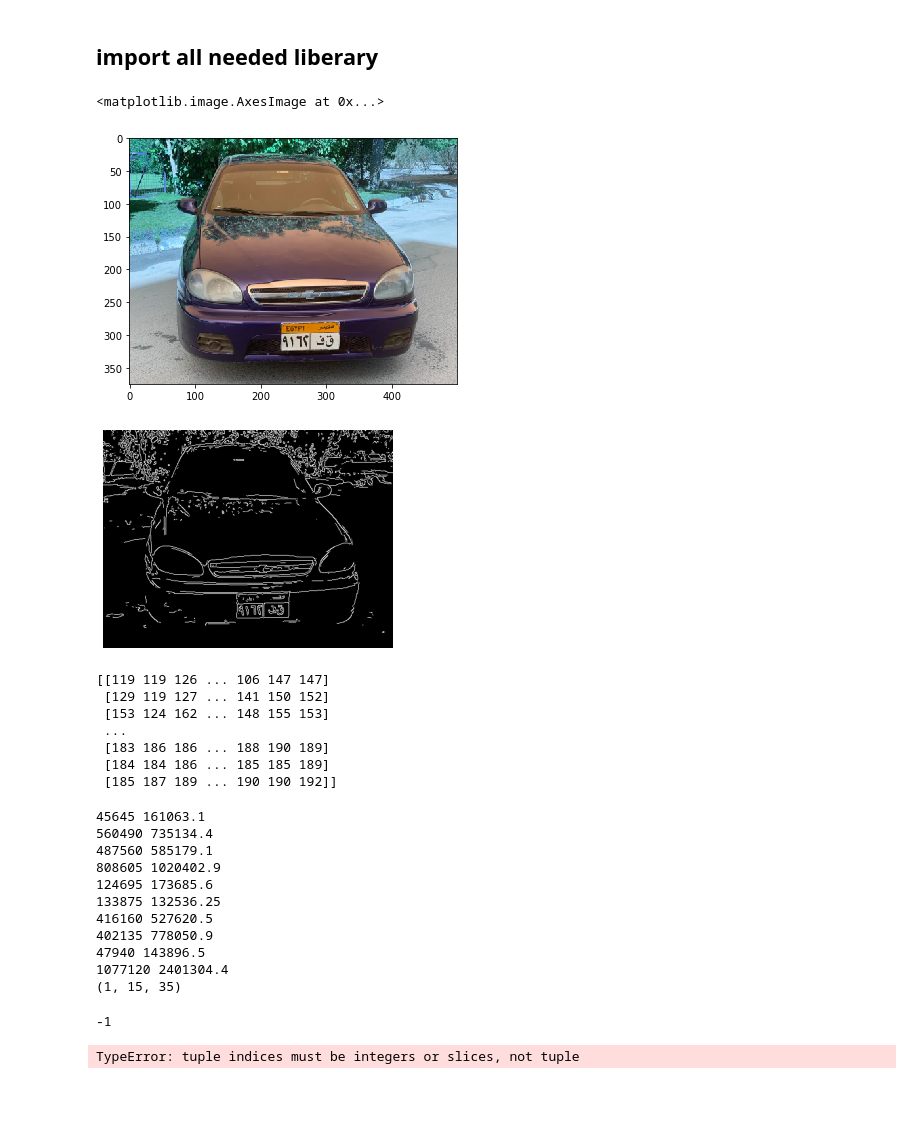
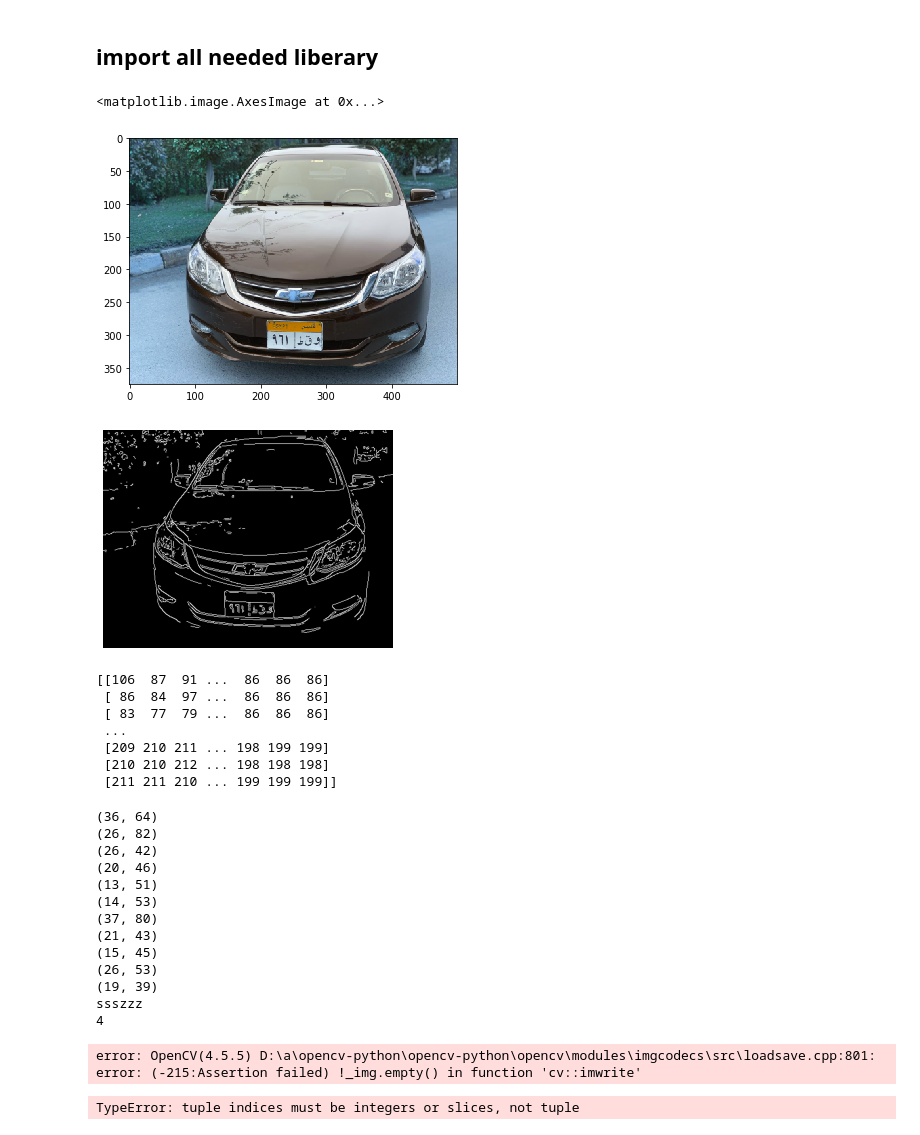
Before and after one commit to Yousif-Ahmed/License-Plate-RecognitionSystem, a Jupyter notebook: model.ipynb, the cells around one changed output. Drawn from its saved outputs; the diff is of its cells as text; code cells hidden in the pictures; blank space fills up the shorter version.

```diff
--- a/model.ipynb
+++ b/model.ipynb
@@ -19,12 +19,12 @@ import imutils
 from skimage.exposure import histogram
 from matplotlib.pyplot import bar
 # %%
-img_data1 =cv2.imread("dataset\data6.jpeg")
+img_data1 =cv2.imread("dataset\data7.jpeg")
 img_data1 = imutils.resize(img_data1 , width = 500)
 io.imshow(img_data1)
 # %% [output]
 <matplotlib.image.AxesImage at 0x...>
-[figure, old version]
+[figure, new version]
 # %%
 def Sobel (img):
     grad_x = cv2.Sobel(img, cv2.CV_64F, 1, 0)
@@ -65,14 +65,14 @@ show_image(preprocessed_img)
 io.imsave('result1.jpg' , preprocessed_img)
 print(gray_img)
 # %% [output]
-[figure, old version]
+[figure, new version]
-[[119 119 126 ... 106 147 147]
- [129 119 127 ... 141 150 152]
- [153 124 162 ... 148 155 153]
+[[106  87  91 ...  86  86  86]
+ [ 86  84  97 ...  86  86  86]
+ [ 83  77  79 ...  86  86  86]
  ...
- [183 186 186 ... 188 190 189]
- [184 184 186 ... 185 185 189]
- [185 187 189 ... 190 190 192]]
+ [209 210 211 ... 198 199 199]
+ [210 210 212 ... 198 198 198]
+ [211 211 210 ... 199 199 199]]
 # %%
 def edge_img_processing(edge_img , img ):
     #Thresholding:
@@ -89,21 +89,33 @@ def edge_img_processing(edge_img , img ):
         area = w *h
         aspect_ratio = w/h
 
-        if (1.3< aspect_ratio < 3.5  and area >500):
+        if (1.5< aspect_ratio < 4  and area >500 and area < 4000):
             plate = img[y:y+h, x:x+w]
-            plate[(plate>=100)] = 255
-            plate[(plate < 100)] = 0
-            ints = np.sum(plate)
+            #plate[(plate>=100)] = 255
+            #plate[(plate < 100)] = 0
+            #ints = np.sum(plate)
+            ints = 0
+            sz = np.shape(plate)
+            print (sz)
+            for j in range (0,sz[0]):
+                for k in range (0,sz[1]):
+                    ints = ints+plate[j][k]
+
             #print (ints)
-            sm = area*255*0.99
-            print(ints,sm)
+            smin = sz[0]*sz[1]*255*0.5
+            smax = sz[0]*sz[1]*255*0.9
             #print (ints,sm , plate[0])
-            if (ints > sm):
-                plates.append(plate)
-                cv2.rectangle(img, (x, y), (x + w, y + h), (100,0,0), 1)
+            if (ints > smin and ints < smax):
+
+                #plates.append(plate)
+                plates.append(img_data1[y-10:y+h+10, x-10:x+w+10])
+                cv2.rectangle(img_data1, (x, y), (x + w, y + h), (100,0,0), 1)
 
     #plates.sort(key=lambda by_x: by_x[1])
     #Writing the found contour into a folder
+
+    print ("ssszzz")
+    print (len(plates))
     for i, char in enumerate(plates):
         cv2.imwrite(f'Scannedplates/Char{i}.jpg', char )
     return  edge_img_t , img, plates
@@ -113,18 +125,20 @@ print(np.array(plates).shape)
 cv2.imshow('plates' , img)
 cv2.waitKey()
 # %% [output]
-45645 161063.1
-560490 735134.4
-487560 585179.1
-808605 1020402.9
-124695 173685.6
-133875 132536.25
-416160 527620.5
-402135 778050.9
-47940 143896.5
-1077120 2401304.4
-(1, 15, 35)
+(36, 64)
+(26, 82)
+(26, 42)
+(20, 46)
+(13, 51)
+(14, 53)
+(37, 80)
+(21, 43)
+(15, 45)
+(26, 53)
+(19, 39)
+ssszzz
+4
--1
+error: OpenCV(4.5.5) D:\a\opencv-python\opencv-python\opencv\modules\imgcodecs\src\loadsave.cpp:801: error: (-215:Assertion failed) !_img.empty() in function 'cv::imwrite'
 # %%
 def Get_Contours (img):
     h = img.shape[0]
```
Also changed, not shown: 6 other files.
